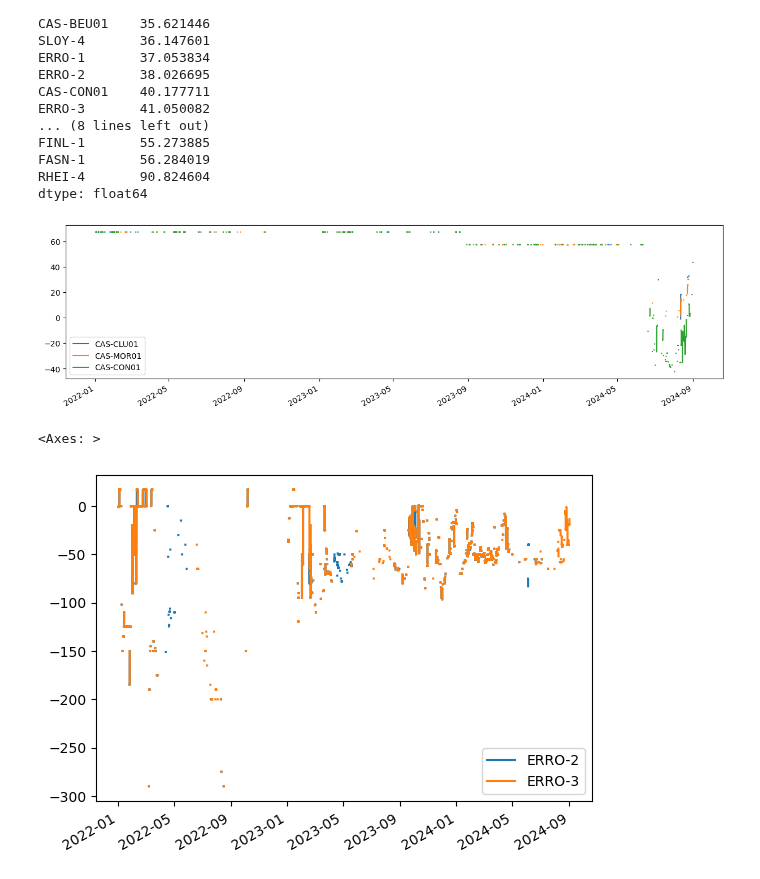
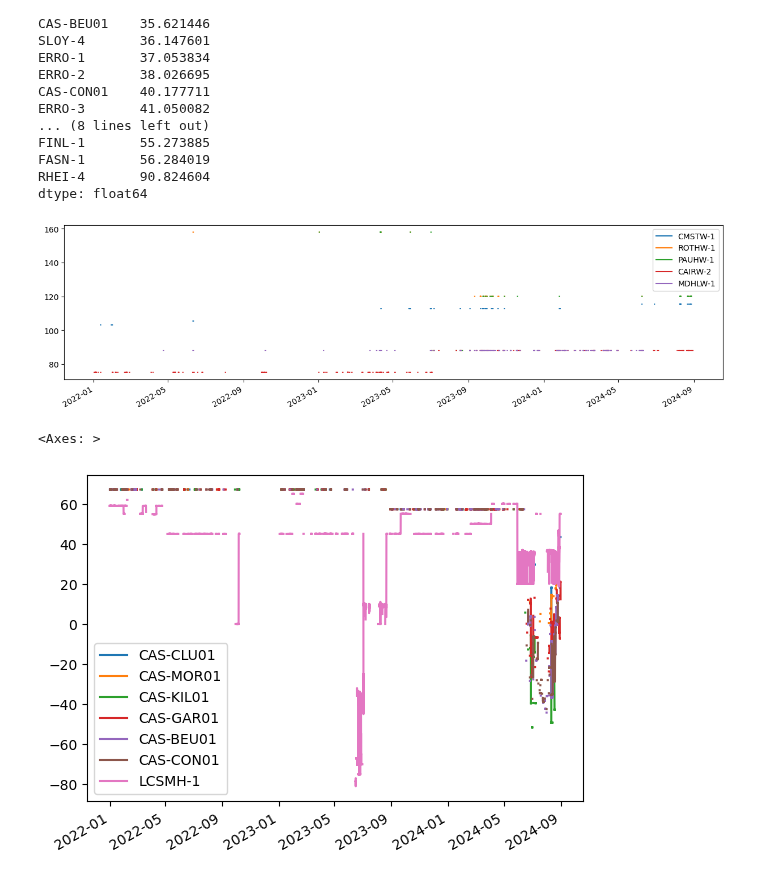
Before and after one commit to LukasFrankenQ/GBPower, a Jupyter notebook: notebooks/build_hydro.ipynb, the cells around one changed output. Drawn from its saved outputs; the diff is of its cells as text; code cells hidden in the pictures.

```diff
--- a/notebooks/build_hydro.ipynb
+++ b/notebooks/build_hydro.ipynb
@@ -117,33 +119,27 @@ import matplotlib.pyplot as plt
 
 fig, ax = plt.subplots(1, 1, figsize=(15, 4))
 # bids.loc[idx[:, 'price'], b.index[-6:]].plot(ax=ax)
+
 plot_bids.loc[
     :,
-    [
-        # 'FASN-1',
-        'CAS-CLU01',
-        'CAS-MOR01',
-        # 'ERRO-3',
-        # 'LCSMH-1',
-        'CAS-CON01',
-        ]
+    wind.intersection(plot_bids.columns)[:5],
     ].plot(ax=ax)
 
 plt.show()
 # %% [output]
-[figure, old version]
+[figure, new version]
 # %%
 cas = b.index[b.index.str.contains('CAS')].to_list() + ['LCSMH-1']
 non_cas = b.index[~b.index.str.contains('CAS')].to_list()
 non_cas.remove('LCSMH-1')
 
 plot_bids.loc[
     :,#pd.Timestamp('2023-05-22', tz='utc'):pd.Timestamp('2023-05-25', tz='utc'),
     # ['CAS-MOR01']
-    # cas
+    cas
     # non_cas
-    ['ERRO-2', 'ERRO-3']
+    # ['ERRO-2', 'ERRO-3']
     ].plot()
 # %% [output]
 <Axes: >
-[figure, old version]
+[figure, new version]
```
Also changed, not shown: parts of 8 cells of this notebook, 2 other files.
